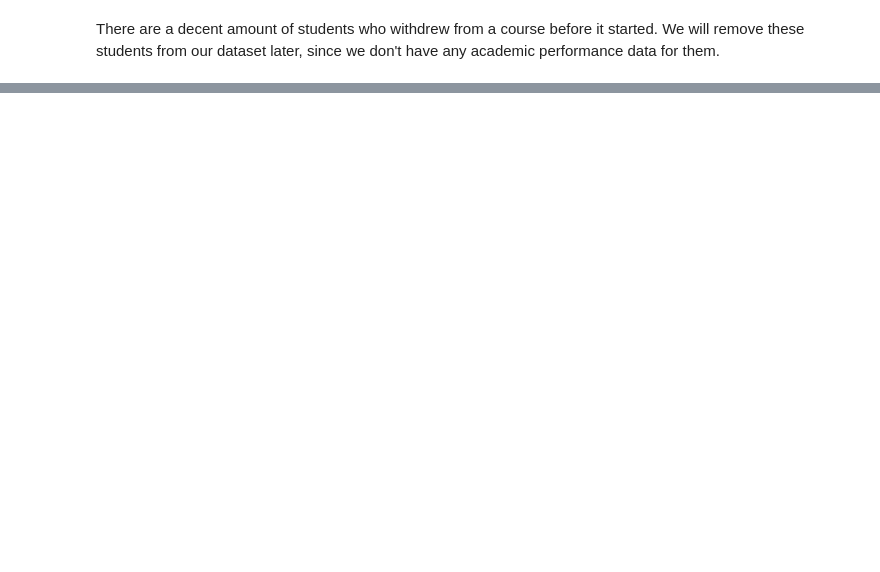
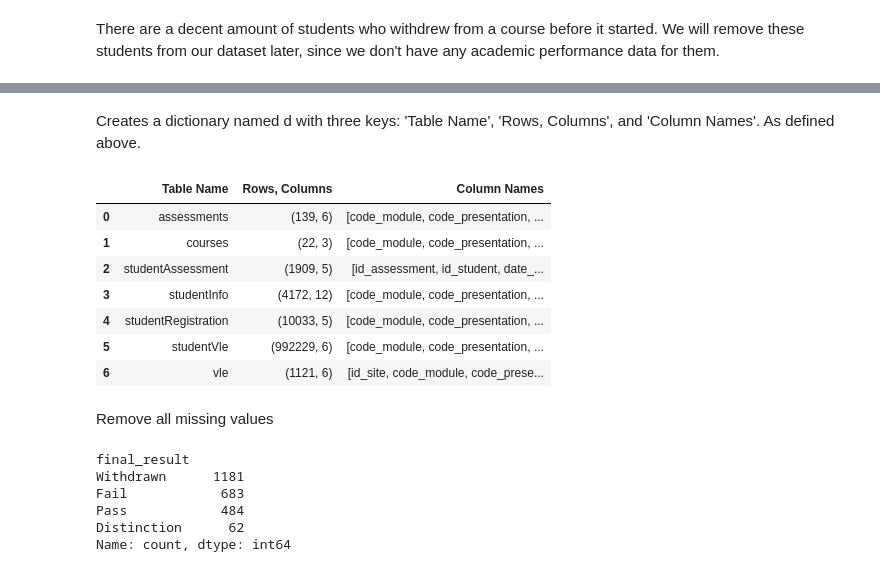
Before and after one commit to LaraOnipede/LHL-finalProject, a Jupyter notebook: notebooks/DataPreprocessing.ipynb, the cells around one changed output, grey strips where cells are left out. Saved outputs shown, nothing was run; the diff lists cells and outputs as text; code cells hidden in the pictures; blank space fills up the shorter version.

```diff
--- a/notebooks/DataPreprocessing.ipynb
+++ b/notebooks/DataPreprocessing.ipynb
@@ -290,0 +329,35 @@ There are a decent amount of students who withdrew from a course before it start
+# %%
+set1 = list(assessments.columns.values)
+set2 = list(courses.columns.values)
+set3 = list(studentAssessment.columns.values)
+set4 = list(studentinfo.columns.values)
+set5 = list(studentRegistration.columns.values)
+set6 = list(studentVle.columns.values)
+set7 = list(vle.columns.values)
+# %%
+all_columns = [set1, set2, set3, set4, set5, set6, set7]
+columns_count = [assessments.shape,courses.shape,studentAssessment.shape, studentinfo.shape, studentRegistration.shape, studentVle.shape, vle.shape]
+columns_header = ['assessments', 'courses', 'studentAssessment', 'studentInfo', 'studentRegistration', 'studentVle', 'vle' ]
+# %% [markdown]
+Creates a dictionary named d with three keys:
+'Table Name',
+'Rows, Columns', and
+'Column Names'.  As defined above.
+# %%
+d = {'Table Name':columns_header,'Rows, Columns': columns_count,'Column Names':all_columns}
+# %%
+df = pd.set_option('max_colwidth', 200)
+df = pd.DataFrame(d)
+# %%
+df
+# %% [output]
+|  | Table Name | Rows, Columns | Column Names |
+| 0 | assessments | (139, 6) | [code_module, code_presentation, ... |
+| 1 | courses | (22, 3) | [code_module, code_presentation, ... |
+| 2 | studentAssessment | (1909, 5) | [id_assessment, id_student, date_... |
+| 3 | studentInfo | (4172, 12) | [code_module, code_presentation, ... |
+| 4 | studentRegistration | (10033, 5) | [code_module, code_presentation, ... |
+| 5 | studentVle | (992229, 6) | [code_module, code_presentation, ... |
+| 6 | vle | (1121, 6) | [id_site, code_module, code_prese... |
+# %% [markdown]
+Remove all missing values
@@ -290,0 +378,12 @@ There are a decent amount of students who withdrew from a course before it start
+# %%
+from functools import reduce
+dfs = [studentAssessment, studentinfo, studentRegistration]
+df_final = reduce(lambda left,right: pd.merge(left,right,on='id_student'), dfs)
+df_final['final_result'].value_counts()
+# %% [output]
+final_result
+Withdrawn      1181
+Fail            683
+Pass            484
+Distinction      62
+Name: count, dtype: int64
```
Also changed, not shown: parts of 31 cells of this notebook.
